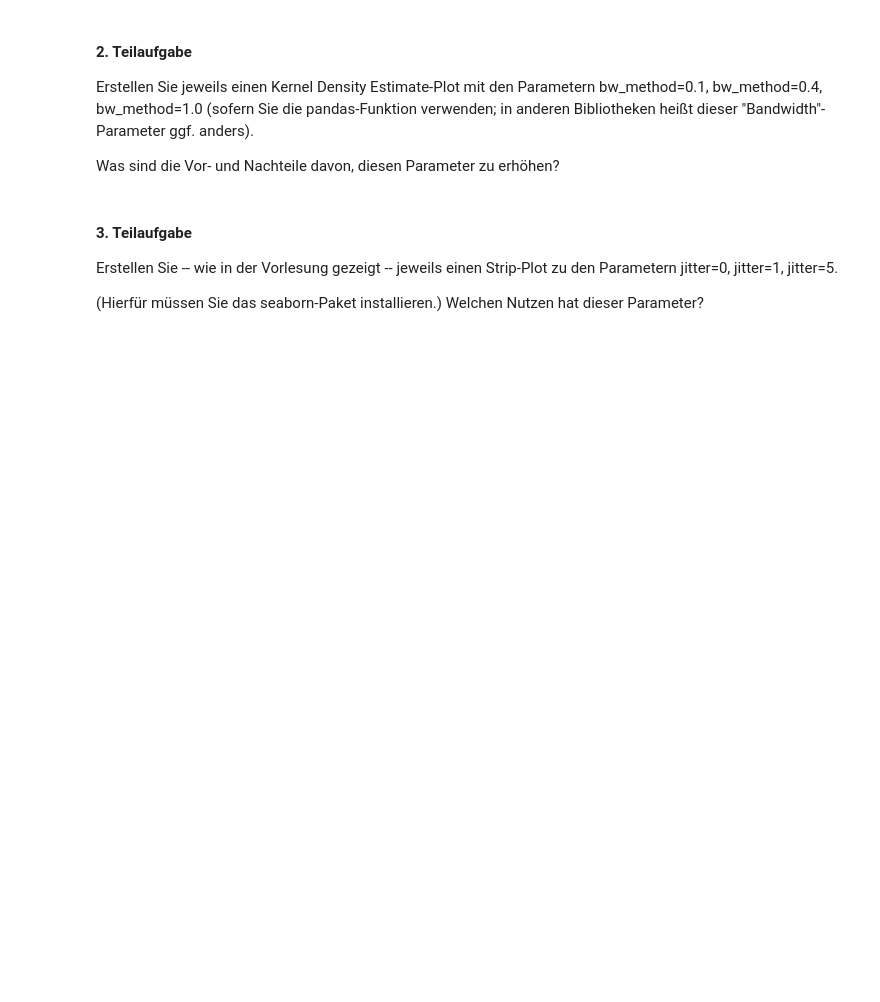
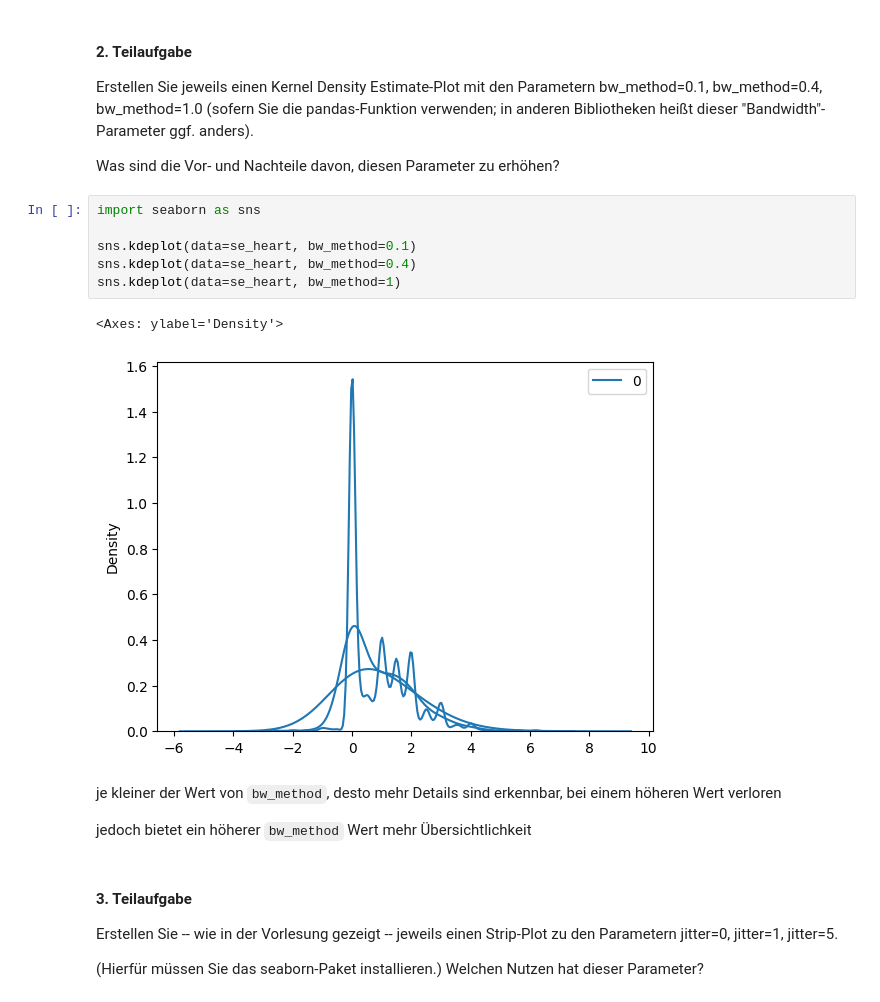
Before and after one commit to MartinElsaesser/data-science, a Jupyter notebook: exercises/exercise2/exercise2.ipynb, the cells around one changed output. Cells and saved outputs as stored; diff of their text form; blank space fills up the shorter version.

```diff
--- a/exercises/exercise2/exercise2.ipynb
+++ b/exercises/exercise2/exercise2.ipynb
@@ -8,6 +30,19 @@ Was sind die Vor- und Nachteile davon, diesen Parameter zu erhöhen?
 Erstellen Sie jeweils einen Kernel Density Estimate-Plot mit den Parametern bw_method=0.1, bw_method=0.4, bw_method=1.0 (sofern Sie die pandas-Funktion verwenden; in anderen Bibliotheken heißt dieser "Bandwidth"-Parameter ggf. anders).
 
 Was sind die Vor- und Nachteile davon, diesen Parameter zu erhöhen?
+# %%
+import seaborn as sns
+
+sns.kdeplot(data=se_heart, bw_method=0.1)
+sns.kdeplot(data=se_heart, bw_method=0.4)
+sns.kdeplot(data=se_heart, bw_method=1)
+# %% [output]
+<Axes: ylabel='Density'>
+[figure, added]
+# %% [markdown]
+je kleiner der Wert von `bw_method`, desto mehr Details sind erkennbar, bei einem höheren Wert verloren
+
+jedoch bietet ein höherer `bw_method` Wert mehr Übersichtlichkeit
 # %% [markdown]
 #### 3. Teilaufgabe
 Erstellen Sie -- wie in der Vorlesung gezeigt -- jeweils einen Strip-Plot zu den Parametern jitter=0, jitter=1, jitter=5.
```
Also changed, not shown: parts of 8 cells of this notebook.
